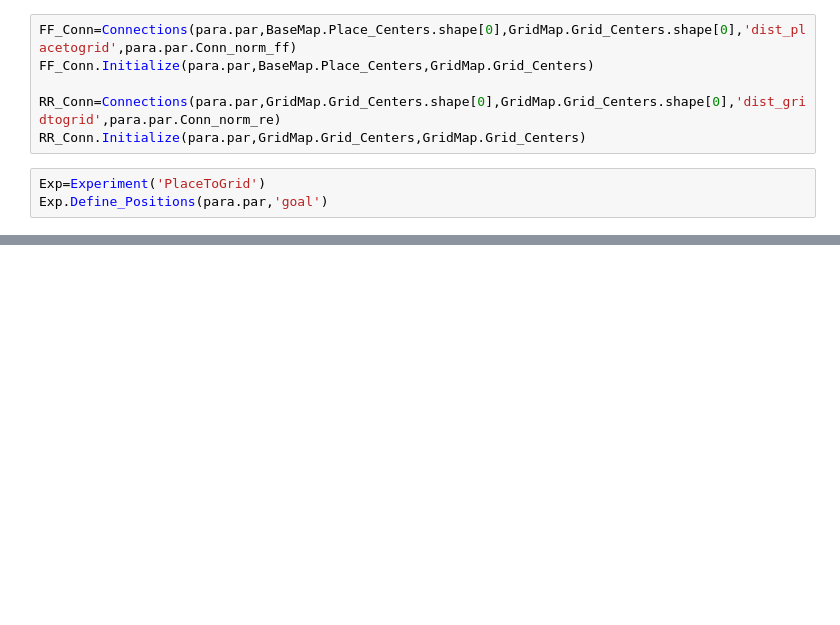
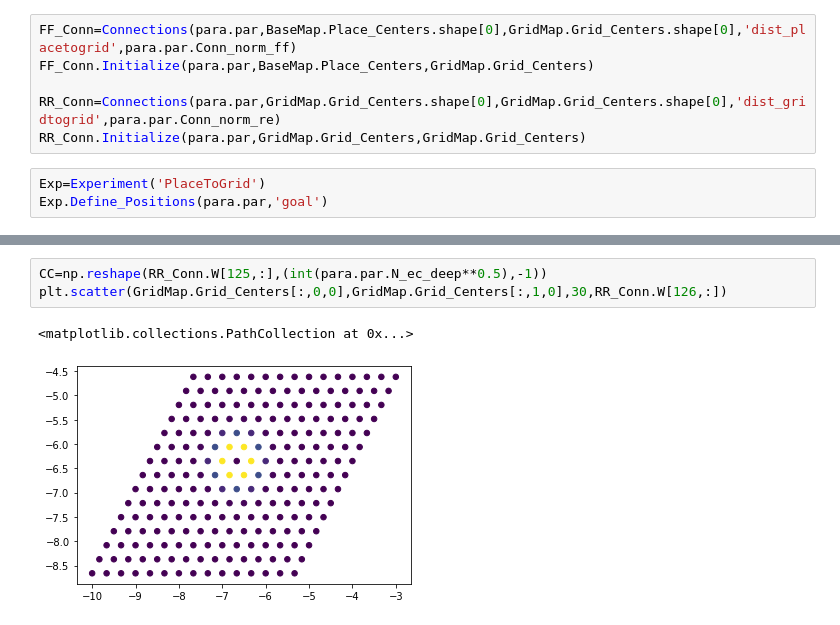
Before and after one commit to fstella/GoalRepr, a Jupyter notebook: Untitled.ipynb, the cells around one changed output, grey strips where cells are left out. Drawn from its saved outputs; the diff is of its cells as text; blank space fills up the shorter version.

```diff
--- a/Untitled.ipynb
+++ b/Untitled.ipynb
@@ -147,0 +159,6 @@ plt.imshow(RR_Conn.W)
+# %%
+CC=np.reshape(RR_Conn.W[125,:],(int(para.par.N_ec_deep**0.5),-1))
+plt.scatter(GridMap.Grid_Centers[:,0,0],GridMap.Grid_Centers[:,1,0],30,RR_Conn.W[126,:])
+# %% [output]
+<matplotlib.collections.PathCollection at 0x...>
+[figure, added]
```
Also changed, not shown: parts of 8 cells of this notebook, 3 other files.
